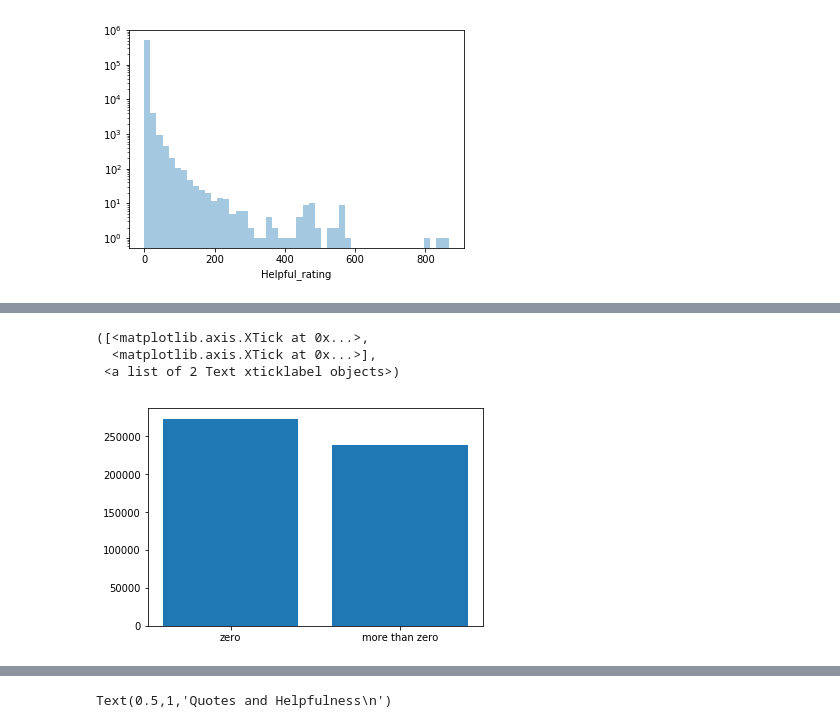
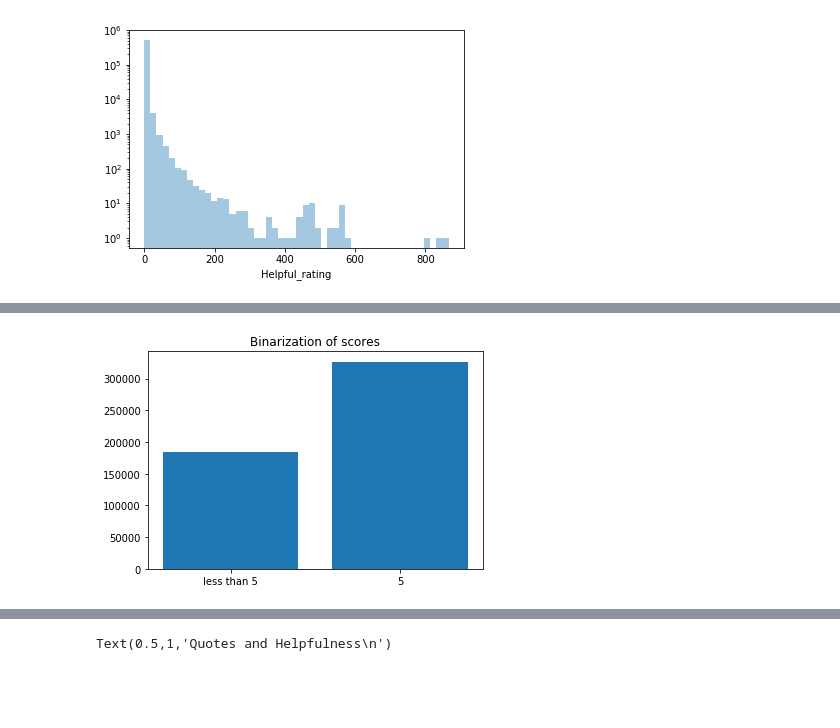
Before and after one commit to jonwithers/amazon-reviews, a Jupyter notebook: EDA.ipynb, the cells around one changed output, grey strips where cells are left out. Cells and saved outputs as stored; diff of their text form; code cells hidden in the pictures; blank space fills up the shorter version.

```diff
--- a/EDA.ipynb
+++ b/EDA.ipynb
@@ -201,11 +217,10 @@ df['helpful_not_zero'] = df['Helpful_rating'].map(lambda x: 1 if x != 0 else 0)
 # %%
 df['score_5'] = df['Score'].map(lambda x: 1 if x == 5 else 0)
+
+plt.bar(x = df.groupby('score_5')['Summary'].count().index,
+        height = df.groupby('score_5')['Summary'].count().values)
+plt.xticks([0,1], ['less than 5', '5'])
+plt.title("Binarization of scores")
+plt.show()
+# %% [output]
+[figure, added]
-# %%
-plt.bar(x = df.groupby('helpful_not_zero')['Summary'].count().index,
-        height = df.groupby('helpful_not_zero')['Summary'].count().values)
-plt.xticks([0,1], ['zero', 'more than zero'])
-# %% [output]
-([<matplotlib.axis.XTick at 0x...>,
-  <matplotlib.axis.XTick at 0x...>],
- <a list of 2 Text xticklabel objects>)
-[figure, removed]
```
Also changed, not shown: parts of 53 cells of this notebook, 4 other files.
